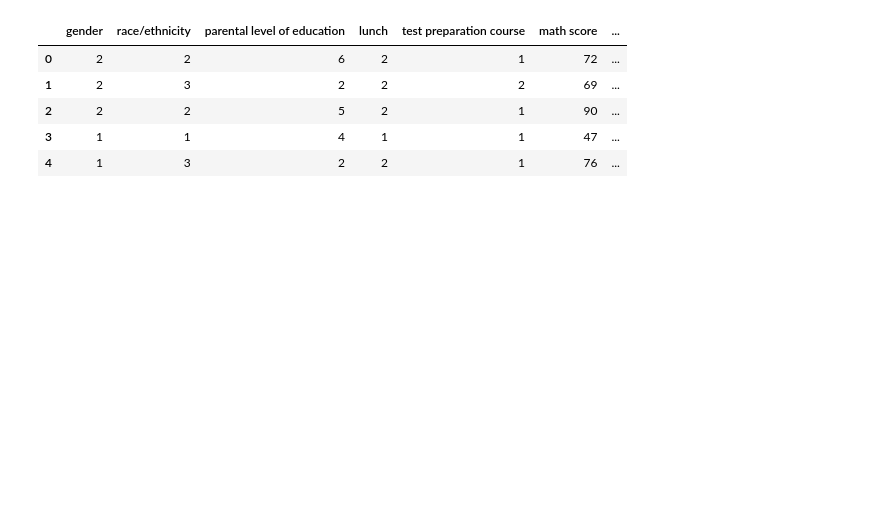
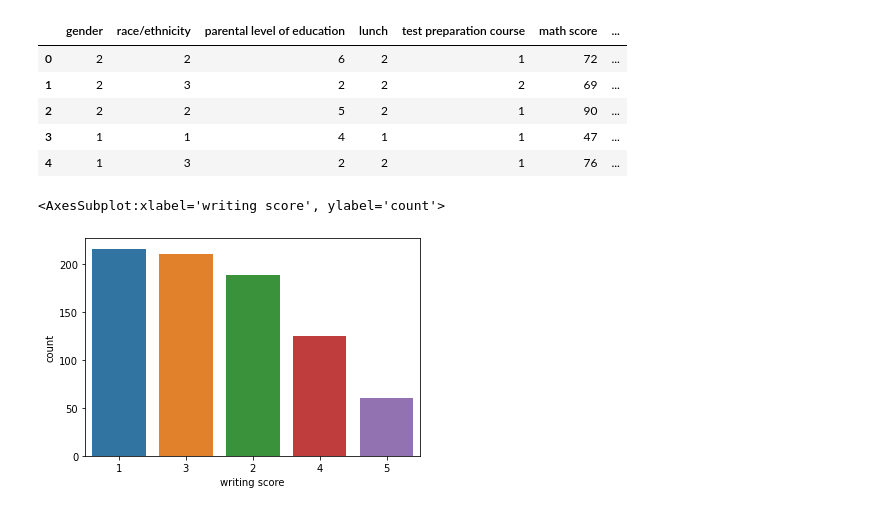
Before and after one commit to 154Nacho/DAA, a Jupyter notebook: students/tp2DAA.ipynb, the cells around one changed output. Saved outputs shown, nothing was run; the diff lists cells and outputs as text; code cells hidden in the pictures; blank space fills up the shorter version.

```diff
--- a/students/tp2DAA.ipynb
+++ b/students/tp2DAA.ipynb
@@ -197,3 +188,18 @@ training.head()
 | 2 | 2 | 2 | 5 | 2 | 1 | 90 | ... |
 | 3 | 1 | 1 | 4 | 1 | 1 | 47 | ... |
 | 4 | 1 | 3 | 2 | 2 | 1 | 76 | ... |
+# %%
+# Starting to prepare the Predicitions
+
+X = training.drop(['writing score'], axis=1)
+y = training['writing score']
+# %%
+from sklearn.model_selection import train_test_split
+
+X_train, X_test, y_train, y_test = train_test_split(X, y, test_size = 0.2, random_state=2021)
+# %%
+# Checking the values in y_train
+sns.countplot(x = y_train, order = training['writing score'].value_counts().index)
+# %% [output]
+<AxesSubplot:xlabel='writing score', ylabel='count'>
+[figure, added]
```
Also changed, not shown: parts of 30 cells of this notebook, 1 other file.
